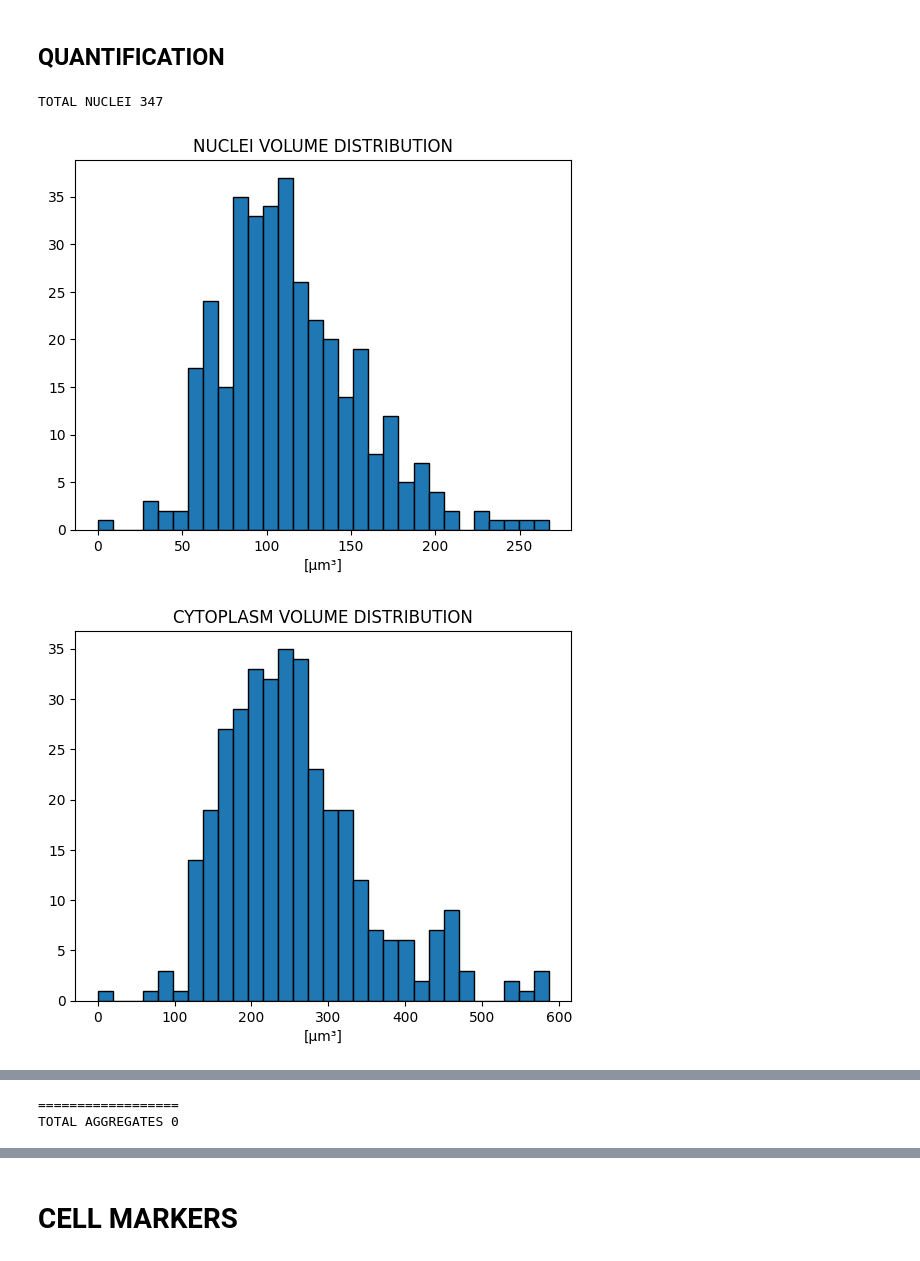
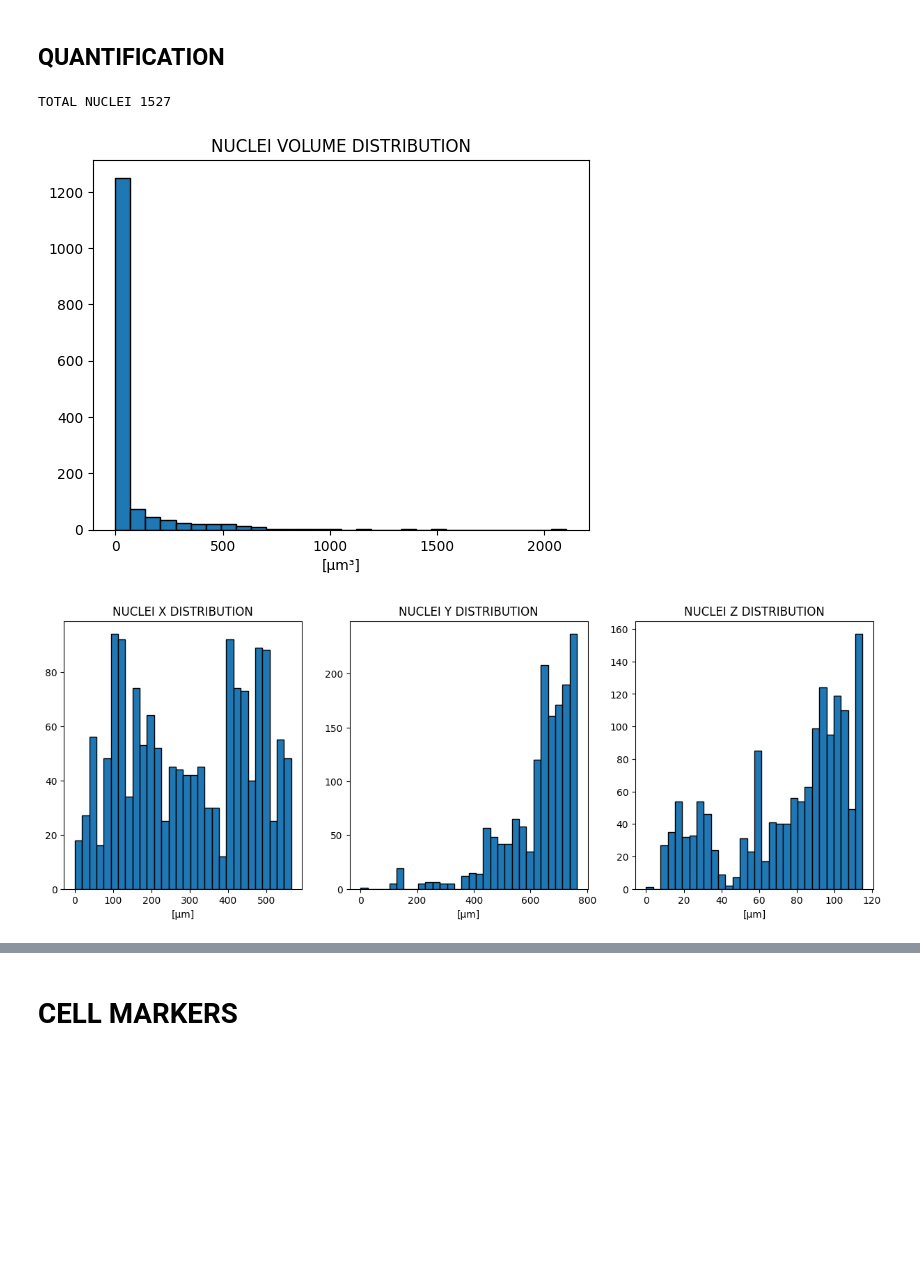
Before and after one commit to edoborgiani/napari_env-fluo_confocal_segmentation, a Jupyter notebook: napari_env-fluo_confocal_segmentation.ipynb, the cells around one changed output, grey strips where cells are left out. Cells and saved outputs as stored; diff of their text form; code cells hidden in the pictures; blank space fills up the shorter version.

```diff
--- a/napari_env-fluo_confocal_segmentation.ipynb
+++ b/napari_env-fluo_confocal_segmentation.ipynb
@@ -192,7 +202,7 @@ if trig_show_original:
     viewer_0 = napari.Viewer()
     for c, c_name in enumerate(ch_names):
         im_in=img.get_image_data(coord_order, C=c, S=0, T=0)
-        im_in=im_in[:,:,6000:7200].copy()
+        im_in=im_in[:,:1350,4000:5000].copy()
         #img.set_scene(2)
 
         #im_in=(256.0*im_in/4096.0).astype('uint8')
@@ -221,7 +231,7 @@ if trig_show_original:
 
         if trig_transform:
 
-            func_list=[contr_limit(im_in,1.0,50.0),contr_limit(im_in,10.0,100.0)]
+            func_list=[contr_limit(im_in,0.0,10.0),contr_limit(im_in,10.0,100.0)]
             #func_list=[non_proc(im_in),non_proc(im_in),non_proc(im_in),non_proc(im_in)]
 
             im_out=func_list[c]
@@ -531,36 +540,22 @@ NUCLEI 26 / 7566
 # %%
 print('TOTAL NUCLEI ' + str(len(list_positive)))
 plt.hist(nuc_vol,bins=30,range=(min(nuc_vol),max(nuc_vol)),edgecolor='black')
 plt.title('NUCLEI VOLUME DISTRIBUTION')
 plt.xlabel('[μm\u00b3]')
 plt.savefig(zstack_file[:-4]+'_nuclei_volume.tiff')
 plt.show()
-plt.hist(cyto_vol,bins=30,range=(min(cyto_vol),max(cyto_vol)),edgecolor='black')
-plt.title('CYTOPLASM VOLUME DISTRIBUTION')
-plt.xlabel('[μm\u00b3]')
-plt.savefig(zstack_file[:-4]+'_cytoplasm_volume.tiff')
+fig, axs = plt.subplots(1,3,figsize=(15,5))
+axs[0].hist(nuc_coord[1:,coord_order.find('X')],bins=30,range=(min(nuc_coord[1:,coord_order.find('X')]),max(nuc_coord[1:,coord_order.find('X')])),edgecolor='black')
+axs[0].set_title('NUCLEI X DISTRIBUTION')
+axs[0].set_xlabel('[μm]')
+axs[1].hist(nuc_coord[1:,coord_order.find('Y')],bins=30,range=(min(nuc_coord[1:,coord_order.find('Y')]),max(nuc_coord[1:,coord_order.find('Y')])),edgecolor='black')
+axs[1].set_title('NUCLEI Y DISTRIBUTION')
+axs[1].set_xlabel('[μm]')
+axs[2].hist(nuc_coord[1:,coord_order.find('Z')],bins=30,range=(min(nuc_coord[1:,coord_order.find('Z')]),max(nuc_coord[1:,coord_order.find('Z')])),edgecolor='black')
+axs[2].set_title('NUCLEI Z DISTRIBUTION')
+axs[2].set_xlabel('[μm]')
 plt.show()
-fig, axs = plt.subplots(2,3,figsize=(15,10))
-axs[0,0].hist(nuc_coord[1:,coord_order.find('X')],bins=30,range=(min(nuc_coord[1:,coord_order.find('X')]),max(nuc_coord[1:,coord_order.find('X')])),edgecolor='black')
-axs[0,0].set_title('NUCLEI X DISTRIBUTION')
-axs[0,0].set_xlabel('[μm]')
-axs[1,0].hist(cyto_coord[1:,coord_order.find('X')],bins=30,range=(min(cyto_coord[1:,coord_order.find('X')]),max(cyto_coord[1:,coord_order.find('X')])),edgecolor='black')
-axs[1,0].set_title('CYTOPLASM X DISTRIBUTION')
-axs[1,0].set_xlabel('[μm]')
-axs[0,1].hist(nuc_coord[1:,coord_order.find('Y')],bins=30,range=(min(nuc_coord[1:,coord_order.find('Y')]),max(nuc_coord[1:,coord_order.find('Y')])),edgecolor='black')
-axs[0,1].set_title('NUCLEI Y DISTRIBUTION')
-axs[0,1].set_xlabel('[μm]')
-axs[1,1].hist(cyto_coord[1:,coord_order.find('Y')],bins=30,range=(min(cyto_coord[1:,coord_order.find('Y')]),max(cyto_coord[1:,coord_order.find('Y')])),edgecolor='black')
-axs[1,1].set_title('CYTOPLASM Y DISTRIBUTION')
-axs[1,1].set_xlabel('[μm]')
-axs[0,2].hist(nuc_coord[1:,coord_order.find('Z')],bins=30,range=(min(nuc_coord[1:,coord_order.find('Z')]),max(nuc_coord[1:,coord_order.find('Z')])),edgecolor='black')
-axs[0,2].set_title('NUCLEI Z DISTRIBUTION')
-axs[0,2].set_xlabel('[μm]')
-axs[1,2].hist(cyto_coord[1:,coord_order.find('Z')],bins=30,range=(min(cyto_coord[1:,coord_order.find('Z')]),max(cyto_coord[1:,coord_order.find('Z')])),edgecolor='black')
-axs[1,2].set_title('CYTOPLASM Z DISTRIBUTION')
-axs[1,2].set_xlabel('[μm]')
-plt.show()
 # %% [output]
-TOTAL NUCLEI 347
+TOTAL NUCLEI 1527
-[figure, old version]
+[figure, new version]
-[figure, old version]
+[figure, new version]
@@ -568,2 +561,0 @@ TOTAL NUCLEI 347
-==================
-TOTAL AGGREGATES 0
```
Also changed, not shown: parts of 4 cells of this notebook.
